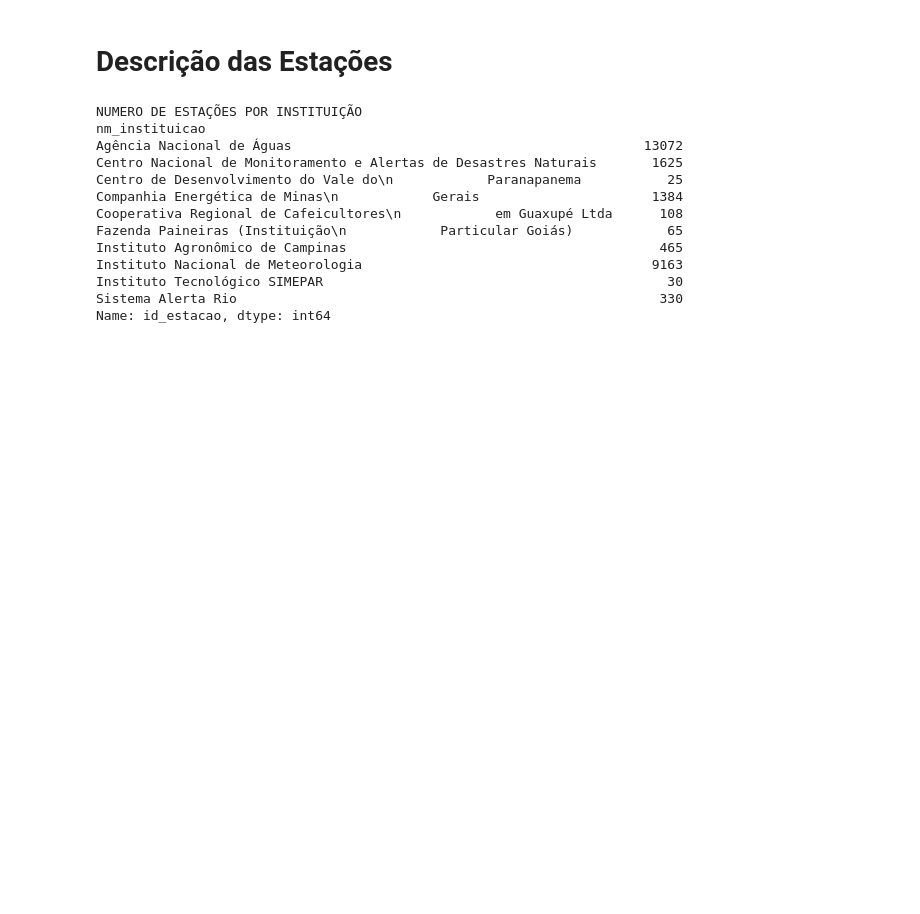
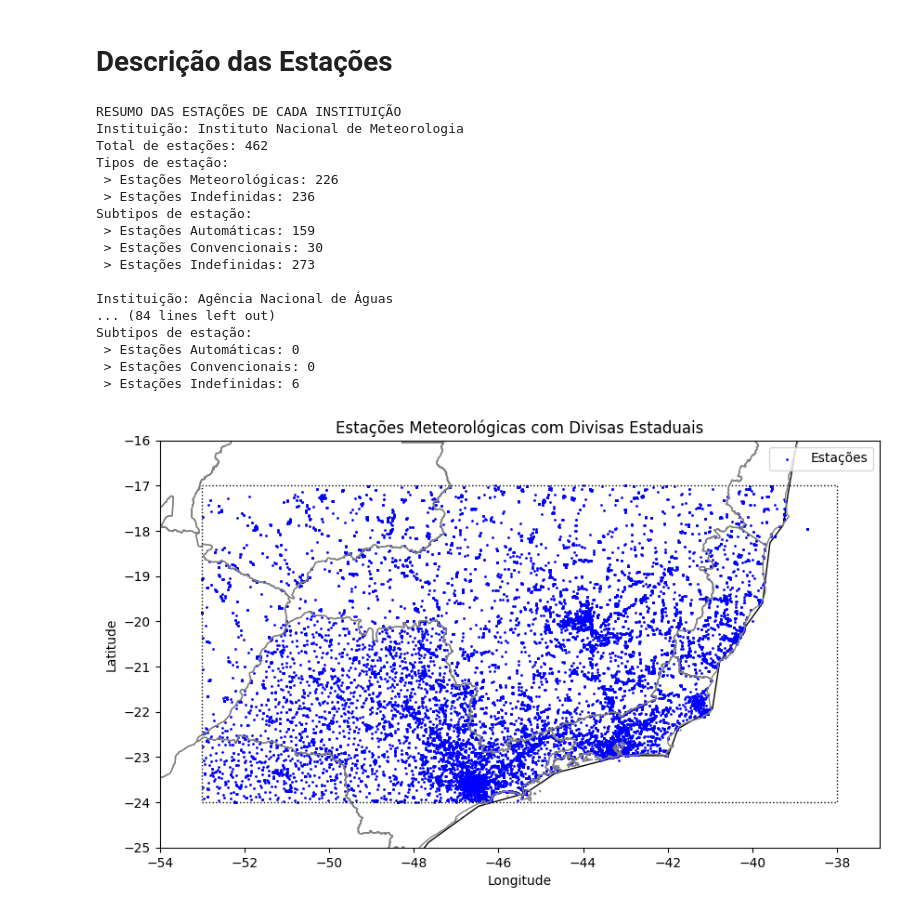
Before and after one commit to mateus-santos-rocha/doutorado, a Jupyter notebook: eda.ipynb, the cells around one changed output. Cells and saved outputs as stored; diff of their text form; code cells hidden in the pictures; blank space fills up the shorter version.

Commit message:
EDA estações

```diff
--- a/eda.ipynb
+++ b/eda.ipynb
@@ -10,20 +11,39 @@ prata_conn = duckdb.connect("prata_db")
 # %% [markdown]
 # Descrição das Estações
 # %%
-dim_estacoes = bronze_conn.execute("SELECT * FROM dim_estacoes").fetch_df()
-print("NUMERO DE ESTAÇÕES POR INSTITUIÇÃO")
-print(dim_estacoes.groupby('nm_instituicao')['id_estacao'].count())
+dim_estacoes = prata_conn.execute("SELECT * FROM dim_estacoes").fetch_df()
+print("RESUMO DAS ESTAÇÕES DE CADA INSTITUIÇÃO")
+for instituicao in dim_estacoes['nm_instituicao'].unique():
+    df = dim_estacoes.loc[dim_estacoes['nm_instituicao']==instituicao]
+    print(f"Instituição: {instituicao}")
+    print(f"Total de estações: {df['id_estacao'].nunique()}")
+    print(f"Tipos de estação:")
+    print(f" > Estações Meteorológicas: {df.loc[df['nm_tipo_estacao']=='Meteorológica','id_estacao'].nunique()}")
+    print(f" > Estações Indefinidas: {df.loc[df['nm_tipo_estacao']=='Indefinido','id_estacao'].nunique()}")
+    print(f"Subtipos de estação:")
+    print(f" > Estações Automáticas: {df.loc[df['nm_subtipo_estacao']=='Automática','id_estacao'].nunique()}")
+    print(f" > Estações Convencionais: {df.loc[df['nm_subtipo_estacao']=='Convencional','id_estacao'].nunique()}")
+    print(f" > Estações Indefinidas: {df.loc[df['nm_subtipo_estacao']=='Indefinido','id_estacao'].nunique()}")
+    print()
 # %% [output]
-NUMERO DE ESTAÇÕES POR INSTITUIÇÃO
-nm_instituicao
-Agência Nacional de Águas                                             13072
-Centro Nacional de Monitoramento e Alertas de Desastres Naturais       1625
-Centro de Desenvolvimento do Vale do\n            Paranapanema           25
-Companhia Energética de Minas\n            Gerais                      1384
-Cooperativa Regional de Cafeicultores\n            em Guaxupé Ltda      108
-Fazenda Paineiras (Instituição\n            Particular Goiás)            65
-Instituto Agronômico de Campinas                                        465
-Instituto Nacional de Meteorologia                                     9163
-Instituto Tecnológico SIMEPAR                                            30
-Sistema Alerta Rio                                                      330
-Name: id_estacao, dtype: int64
+RESUMO DAS ESTAÇÕES DE CADA INSTITUIÇÃO
+Instituição: Instituto Nacional de Meteorologia
+Total de estações: 462
+Tipos de estação:
+ > Estações Meteorológicas: 226
+ > Estações Indefinidas: 236
+Subtipos de estação:
+ > Estações Automáticas: 159
+ > Estações Convencionais: 30
+ > Estações Indefinidas: 273
+
+Instituição: Agência Nacional de Águas
+... (84 lines left out)
+Subtipos de estação:
+ > Estações Automáticas: 0
+ > Estações Convencionais: 0
+ > Estações Indefinidas: 6
+# %%
+plotar_estacoes_mapa(dim_estacoes,markersize=1,markercolor='blue')
+# %% [output]
+[figure, added]
```
Also changed, not shown: parts of 1 cell of this notebook, 1 other file.
